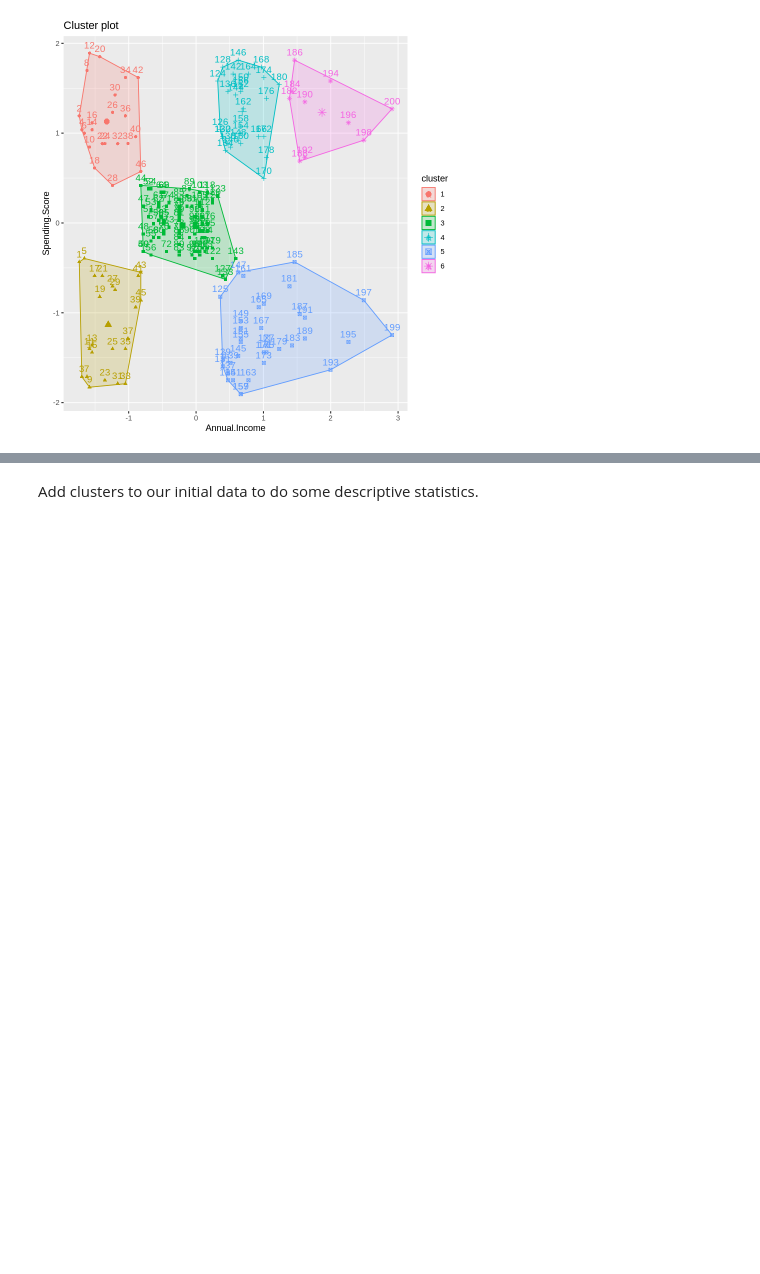
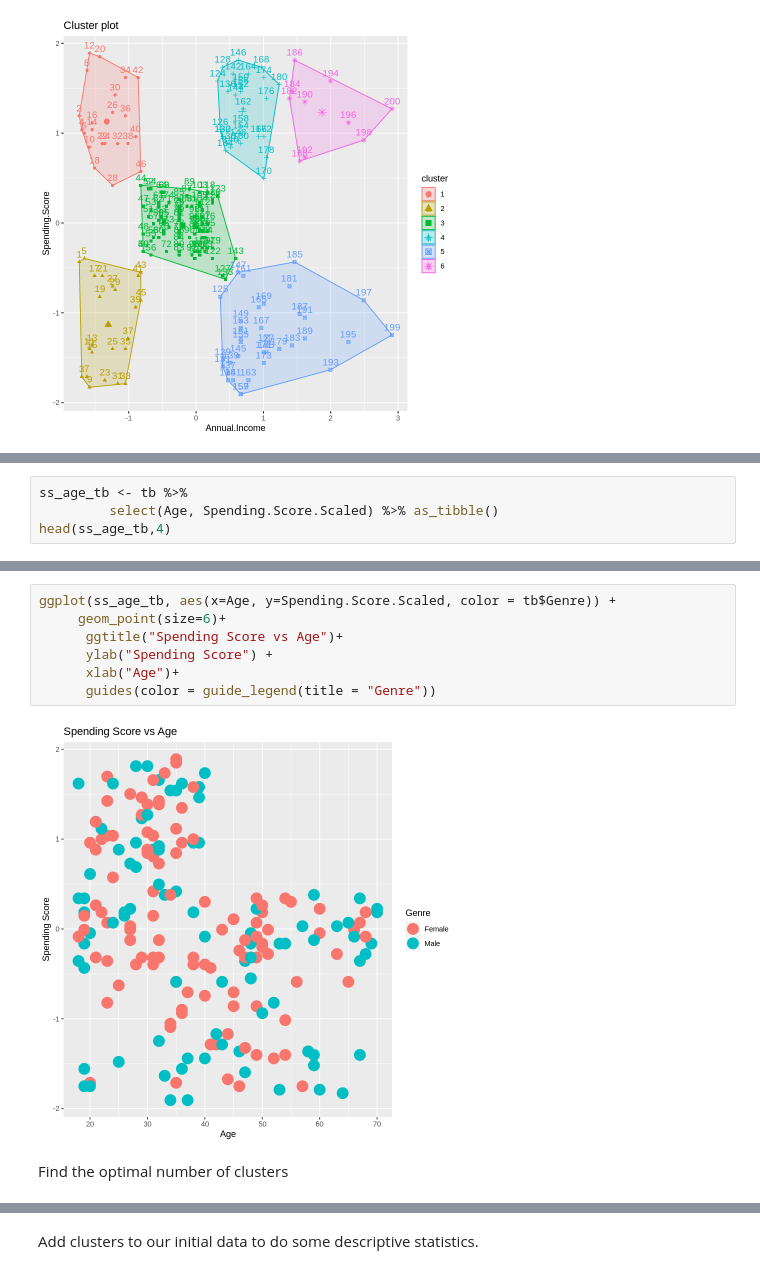
Before and after one commit to nv-hiep/customer_clustering, a Jupyter notebook: Customer_Segmentation_with_Kmeans_using_R.ipynb, the cells around one changed output, grey strips where cells are left out. Drawn from its saved outputs; the diff is of its cells as text; blank space fills up the shorter version.

```diff
--- a/Customer_Segmentation_with_Kmeans_using_R.ipynb
+++ b/Customer_Segmentation_with_Kmeans_using_R.ipynb
@@ -668,0 +662,4 @@ fviz_cluster(kmeans_model, data = df)
+# %%
+ss_age_tb <- tb %>%
+         select(Age, Spending.Score.Scaled) %>% as_tibble()
+head(ss_age_tb,4)
@@ -668,0 +674,11 @@ fviz_cluster(kmeans_model, data = df)
+# %%
+ggplot(ss_age_tb, aes(x=Age, y=Spending.Score.Scaled, color = tb$Genre)) +
+     geom_point(size=6)+
+      ggtitle("Spending Score vs Age")+
+      ylab("Spending Score") +
+      xlab("Age")+
+      guides(color = guide_legend(title = "Genre"))
+# %% [output]
+[figure, added]
+# %% [markdown]
+Find the optimal number of clusters
```
Also changed, not shown: parts of 79 cells of this notebook.
